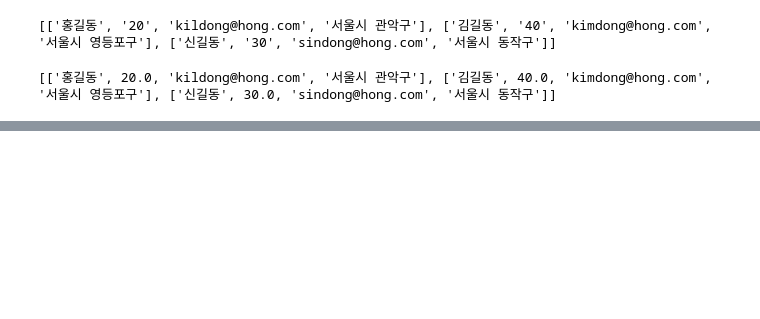
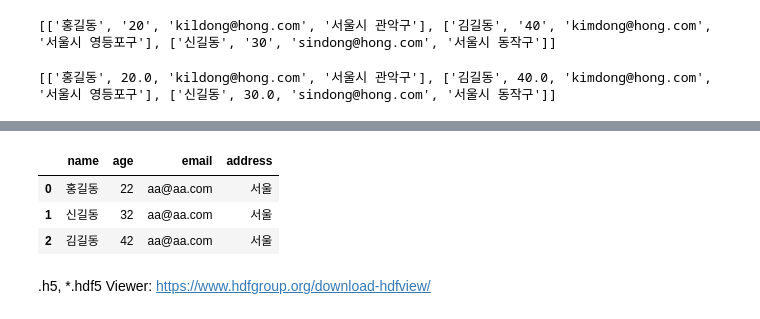
Before and after one commit to hzj04473/ai_x, a Jupyter notebook: source/01_python/ch09_파일io(입출력)프로그래밍.ipynb, the cells around one changed output, grey strips where cells are left out. Saved outputs shown, nothing was run; the diff lists cells and outputs as text; code cells hidden in the pictures; blank space fills up the shorter version.

```diff
--- a/source/01_python/ch09_파일io(입출력)프로그래밍.ipynb
+++ b/source/01_python/ch09_파일io(입출력)프로그래밍.ipynb
@@ -294,0 +585,11 @@ print(result)
+# %%
+import pandas as pd
+
+pd.read_json('data/ch09_member1.json',encoding='utf-8')
+# %% [output]
+|  | name | age | email | address |
+| 0 | 홍길동 | 22 | aa@aa.com | 서울 |
+| 1 | 신길동 | 32 | aa@aa.com | 서울 |
+| 2 | 김길동 | 42 | aa@aa.com | 서울 |
+# %% [markdown]
+.h5, *.hdf5 Viewer: <a href="https://www.hdfgroup.org/download-hdfview/" target="_blank">https://www.hdfgroup.org/download-hdfview/</a>
```
Also changed, not shown: parts of 35 cells of this notebook, 4 other files.
